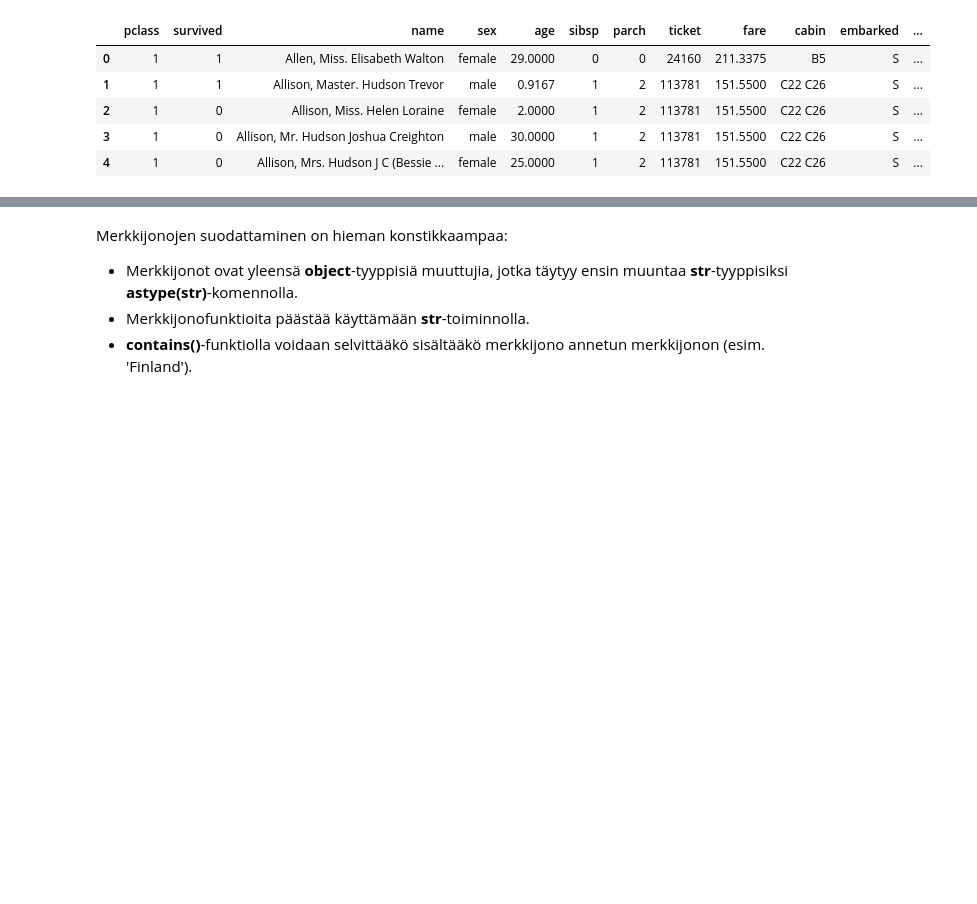
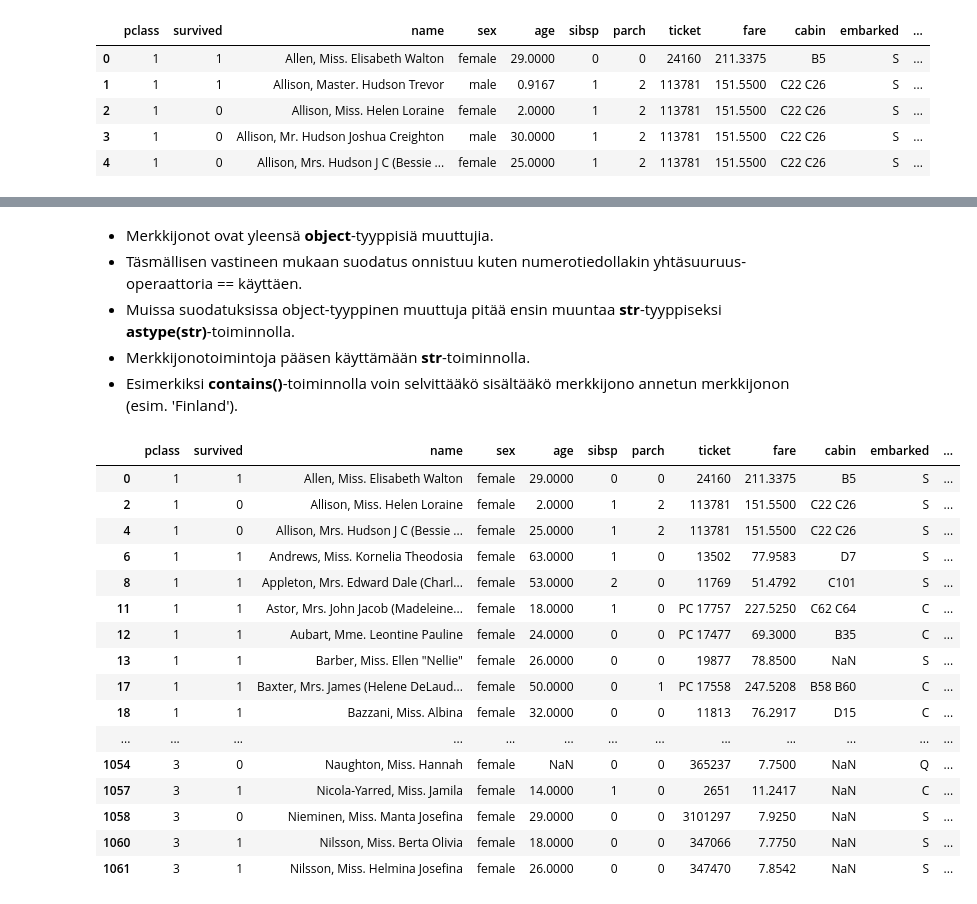
Before and after one commit to taanila/data, a Jupyter notebook: suodata.ipynb, the cells around one changed output, grey strips where cells are left out. Saved outputs shown, nothing was run; the diff lists cells and outputs as text; code cells hidden in the pictures; blank space fills up the shorter version.

Commit message:
Datan suodattaminen

```diff
--- a/suodata.ipynb
+++ b/suodata.ipynb
@@ -7,5 +12,5 @@ import pandas as pd
 # Datan avaaminen dataframeen
 df = pd.read_excel('http://taanila.fi/data1.xlsx')
 
-# Varmistetaan, että koko data näytetään tulosteissa
-pd.options.display.max_rows = df.shape[0]
+# Varmistan että kaikki rivit näytetään tulosteissa
+pd.options.display.max_rows = None
@@ -158,7 +184,29 @@ df1.head()
 # %% [markdown]
-Merkkijonojen suodattaminen on hieman konstikkaampaa:
 <ul>
-    <li>Merkkijonot ovat yleensä <b>object</b>-tyyppisiä muuttujia, jotka täytyy ensin muuntaa <b>str</b>-tyyppisiksi <b>astype(str)</b>-komennolla.</li>
-    <li>Merkkijonofunktioita päästää käyttämään <b>str</b>-toiminnolla.</li>
-    <li><b>contains()</b>-funktiolla voidaan selvittääkö sisältääkö merkkijono annetun merkkijonon (esim. 'Finland').</li>
+    <li>Merkkijonot ovat yleensä <b>object</b>-tyyppisiä muuttujia.</li>
+    <li>Täsmällisen vastineen mukaan suodatus onnistuu kuten numerotiedollakin yhtäsuuruus-operaattoria == käyttäen.</li>
+    <li>Muissa suodatuksissa object-tyyppinen muuttuja pitää ensin muuntaa <b>str</b>-tyyppiseksi <b>astype(str)</b>-toiminnolla.</li>
+    <li>Merkkijonotoimintoja pääsen käyttämään <b>str</b>-toiminnolla.</li>
+    <li>Esimerkiksi <b>contains()</b>-toiminnolla voin selvittääkö sisältääkö merkkijono annetun merkkijonon (esim. 'Finland').</li>
 </ul>
+# %%
+# Suodatus täsmällisen vastineen mukaan
+df1[df1['sex'] == 'female']
+# %% [output]
+|  | pclass | survived | name | sex | age | sibsp | parch | ticket | fare | cabin | embarked | ... |
+| 0 | 1 | 1 | Allen, Miss. Elisabeth Walton | female | 29.0000 | 0 | 0 | 24160 | 211.3375 | B5 | S | ... |
+| 2 | 1 | 0 | Allison, Miss. Helen Loraine | female | 2.0000 | 1 | 2 | 113781 | 151.5500 | C22 C26 | S | ... |
+| 4 | 1 | 0 | Allison, Mrs. Hudson J C (Bessie ... | female | 25.0000 | 1 | 2 | 113781 | 151.5500 | C22 C26 | S | ... |
+| 6 | 1 | 1 | Andrews, Miss. Kornelia Theodosia | female | 63.0000 | 1 | 0 | 13502 | 77.9583 | D7 | S | ... |
+| 8 | 1 | 1 | Appleton, Mrs. Edward Dale (Charl... | female | 53.0000 | 2 | 0 | 11769 | 51.4792 | C101 | S | ... |
+| 11 | 1 | 1 | Astor, Mrs. John Jacob (Madeleine... | female | 18.0000 | 1 | 0 | PC 17757 | 227.5250 | C62 C64 | C | ... |
+| 12 | 1 | 1 | Aubart, Mme. Leontine Pauline | female | 24.0000 | 0 | 0 | PC 17477 | 69.3000 | B35 | C | ... |
+| 13 | 1 | 1 | Barber, Miss. Ellen "Nellie" | female | 26.0000 | 0 | 0 | 19877 | 78.8500 | NaN | S | ... |
+| 17 | 1 | 1 | Baxter, Mrs. James (Helene DeLaud... | female | 50.0000 | 0 | 1 | PC 17558 | 247.5208 | B58 B60 | C | ... |
+| 18 | 1 | 1 | Bazzani, Miss. Albina | female | 32.0000 | 0 | 0 | 11813 | 76.2917 | D15 | C | ... |
+| ... | ... | ... | ... | ... | ... | ... | ... | ... | ... | ... | ... | ... |
+| 1054 | 3 | 0 | Naughton, Miss. Hannah | female | NaN | 0 | 0 | 365237 | 7.7500 | NaN | Q | ... |
+| 1057 | 3 | 1 | Nicola-Yarred, Miss. Jamila | female | 14.0000 | 1 | 0 | 2651 | 11.2417 | NaN | C | ... |
+| 1058 | 3 | 0 | Nieminen, Miss. Manta Josefina | female | 29.0000 | 0 | 0 | 3101297 | 7.9250 | NaN | S | ... |
+| 1060 | 3 | 1 | Nilsson, Miss. Berta Olivia | female | 18.0000 | 0 | 0 | 347066 | 7.7750 | NaN | S | ... |
+| 1061 | 3 | 1 | Nilsson, Miss. Helmina Josefina | female | 26.0000 | 0 | 0 | 347470 | 7.8542 | NaN | S | ... |
```
Also changed, not shown: parts of 17 cells of this notebook.
